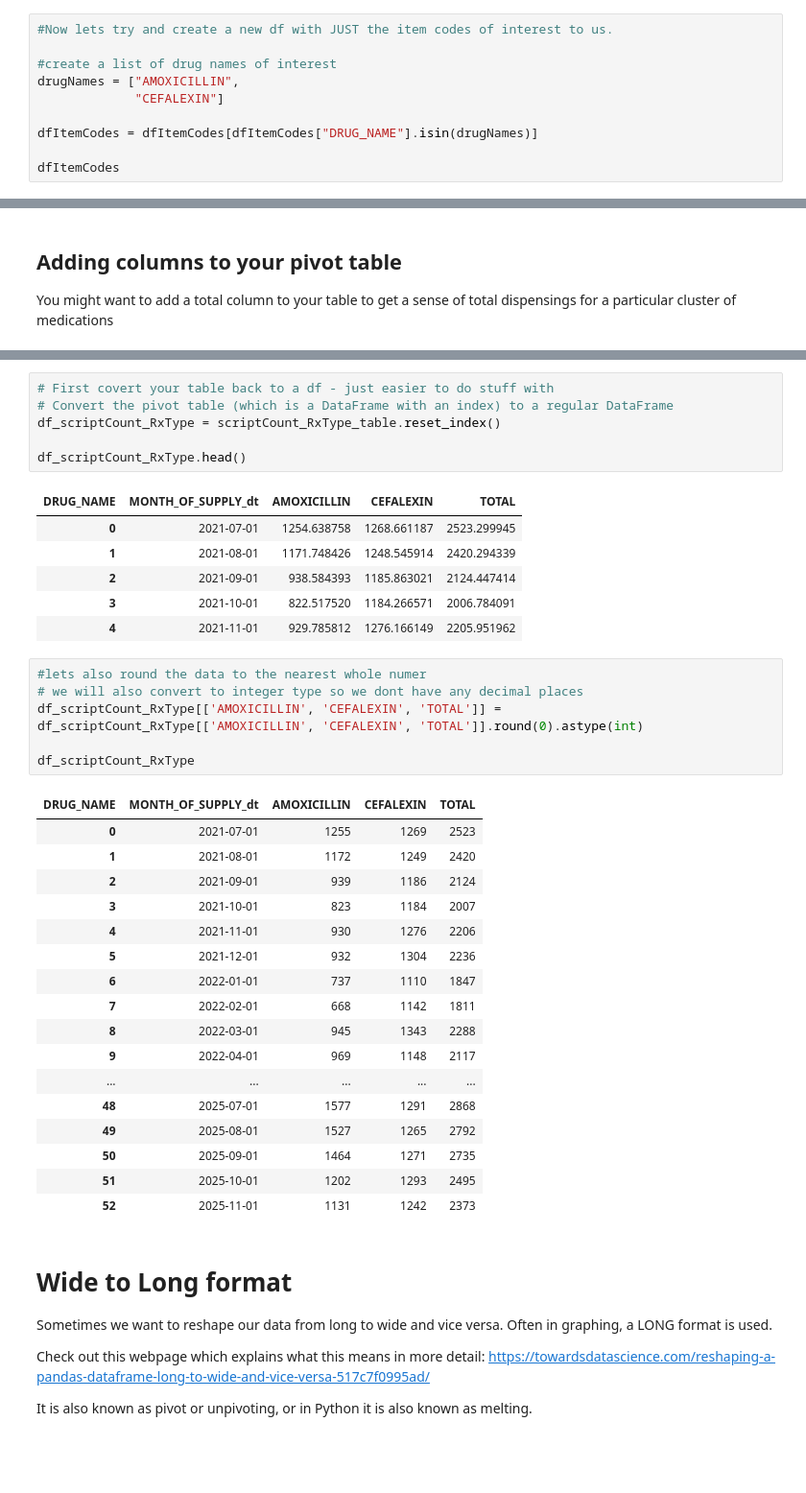
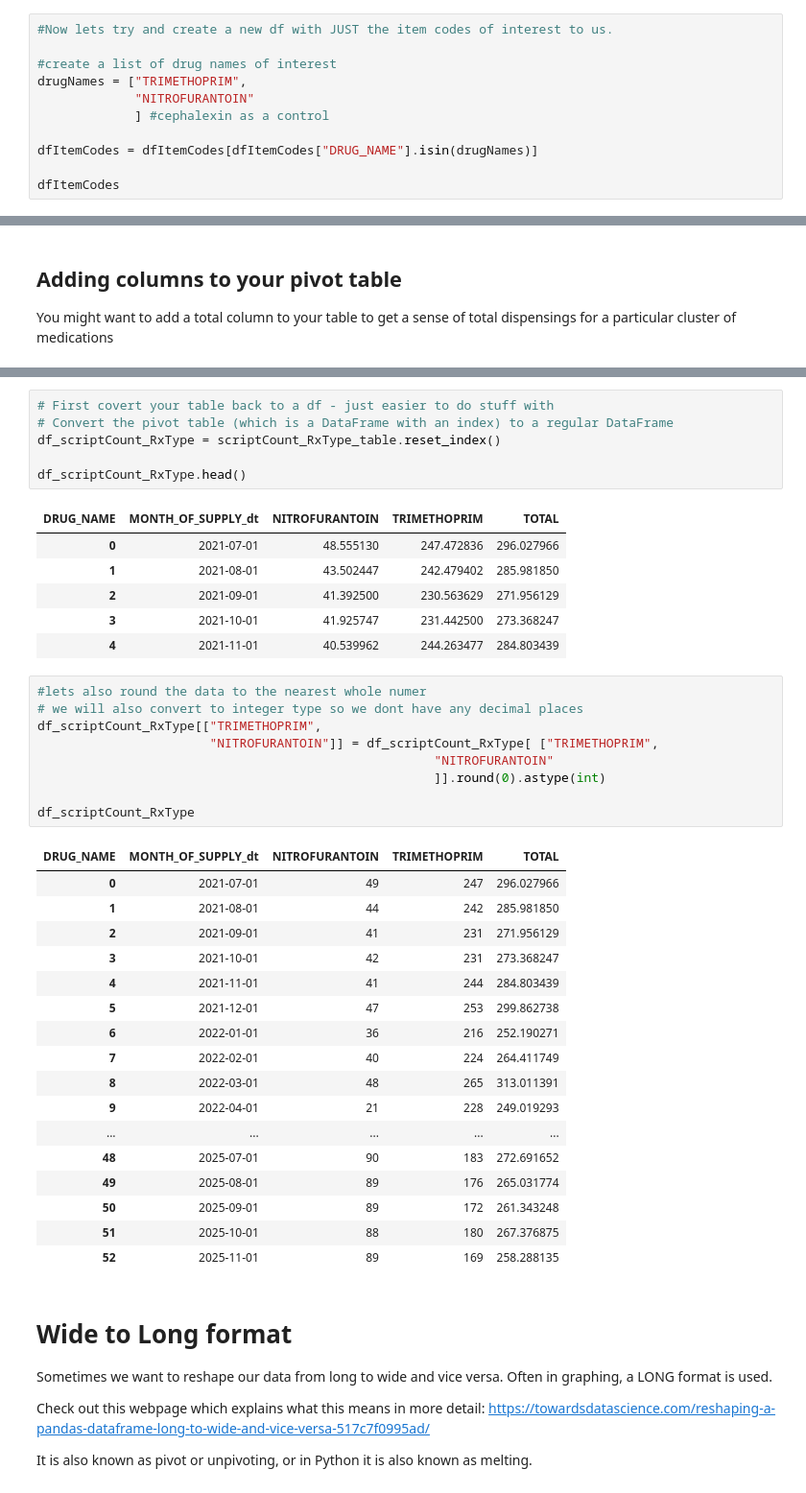
Before and after one commit to p-stehlik/StudentNotebooks, a Jupyter notebook: PBSTimeSeries.ipynb, the cells around one changed output, grey strips where cells are left out. Shown at 96% size. Drawn from its saved outputs; the diff is of its cells as text; blank space fills up the shorter version.

```diff
--- a/PBSTimeSeries.ipynb
+++ b/PBSTimeSeries.ipynb
@@ -376,8 +376,9 @@ memory usage: 372.5+ KB
 #Now lets try and create a new df with JUST the item codes of interest to us.
 
 #create a list of drug names of interest
-drugNames = ["AMOXICILLIN",
-             "CEFALEXIN"]
+drugNames = ["TRIMETHOPRIM",
+             "NITROFURANTOIN"
+             ] #cephalexin as a control
 
 dfItemCodes = dfItemCodes[dfItemCodes["DRUG_NAME"].isin(drugNames)]
 
@@ -830,36 +773,39 @@ df_scriptCount_RxType = scriptCount_RxType_table.reset_index()
 
 df_scriptCount_RxType.head()
 # %% [output]
-| DRUG_NAME | MONTH_OF_SUPPLY_dt | AMOXICILLIN | CEFALEXIN | TOTAL |
-| 0 | 2021-07-01 | 1254.638758 | 1268.661187 | 2523.299945 |
-| 1 | 2021-08-01 | 1171.748426 | 1248.545914 | 2420.294339 |
-| 2 | 2021-09-01 | 938.584393 | 1185.863021 | 2124.447414 |
-| 3 | 2021-10-01 | 822.517520 | 1184.266571 | 2006.784091 |
-| 4 | 2021-11-01 | 929.785812 | 1276.166149 | 2205.951962 |
+| DRUG_NAME | MONTH_OF_SUPPLY_dt | NITROFURANTOIN | TRIMETHOPRIM | TOTAL |
+| 0 | 2021-07-01 | 48.555130 | 247.472836 | 296.027966 |
+| 1 | 2021-08-01 | 43.502447 | 242.479402 | 285.981850 |
+| 2 | 2021-09-01 | 41.392500 | 230.563629 | 271.956129 |
+| 3 | 2021-10-01 | 41.925747 | 231.442500 | 273.368247 |
+| 4 | 2021-11-01 | 40.539962 | 244.263477 | 284.803439 |
 # %%
 #lets also round the data to the nearest whole numer
 # we will also convert to integer type so we dont have any decimal places
-df_scriptCount_RxType[['AMOXICILLIN', 'CEFALEXIN', 'TOTAL']] = df_scriptCount_RxType[['AMOXICILLIN', 'CEFALEXIN', 'TOTAL']].round(0).astype(int)
+df_scriptCount_RxType[["TRIMETHOPRIM",
+                       "NITROFURANTOIN"]] = df_scriptCount_RxType[ ["TRIMETHOPRIM",
+                                                     "NITROFURANTOIN"
+                                                     ]].round(0).astype(int)
 
 df_scriptCount_RxType
 # %% [output]
-| DRUG_NAME | MONTH_OF_SUPPLY_dt | AMOXICILLIN | CEFALEXIN | TOTAL |
-| 0 | 2021-07-01 | 1255 | 1269 | 2523 |
-| 1 | 2021-08-01 | 1172 | 1249 | 2420 |
-| 2 | 2021-09-01 | 939 | 1186 | 2124 |
-| 3 | 2021-10-01 | 823 | 1184 | 2007 |
-| 4 | 2021-11-01 | 930 | 1276 | 2206 |
-| 5 | 2021-12-01 | 932 | 1304 | 2236 |
-| 6 | 2022-01-01 | 737 | 1110 | 1847 |
-| 7 | 2022-02-01 | 668 | 1142 | 1811 |
-| 8 | 2022-03-01 | 945 | 1343 | 2288 |
-| 9 | 2022-04-01 | 969 | 1148 | 2117 |
+| DRUG_NAME | MONTH_OF_SUPPLY_dt | NITROFURANTOIN | TRIMETHOPRIM | TOTAL |
+| 0 | 2021-07-01 | 49 | 247 | 296.027966 |
+| 1 | 2021-08-01 | 44 | 242 | 285.981850 |
+| 2 | 2021-09-01 | 41 | 231 | 271.956129 |
+| 3 | 2021-10-01 | 42 | 231 | 273.368247 |
+| 4 | 2021-11-01 | 41 | 244 | 284.803439 |
+| 5 | 2021-12-01 | 47 | 253 | 299.862738 |
+| 6 | 2022-01-01 | 36 | 216 | 252.190271 |
+| 7 | 2022-02-01 | 40 | 224 | 264.411749 |
+| 8 | 2022-03-01 | 48 | 265 | 313.011391 |
+| 9 | 2022-04-01 | 21 | 228 | 249.019293 |
 | ... | ... | ... | ... | ... |
-| 48 | 2025-07-01 | 1577 | 1291 | 2868 |
-| 49 | 2025-08-01 | 1527 | 1265 | 2792 |
-| 50 | 2025-09-01 | 1464 | 1271 | 2735 |
-| 51 | 2025-10-01 | 1202 | 1293 | 2495 |
-| 52 | 2025-11-01 | 1131 | 1242 | 2373 |
+| 48 | 2025-07-01 | 90 | 183 | 272.691652 |
+| 49 | 2025-08-01 | 89 | 176 | 265.031774 |
+| 50 | 2025-09-01 | 89 | 172 | 261.343248 |
+| 51 | 2025-10-01 | 88 | 180 | 267.376875 |
+| 52 | 2025-11-01 | 89 | 169 | 258.288135 |
 # %% [markdown]
 # Wide to Long format
 
```
Also changed, not shown: parts of 21 cells of this notebook.
